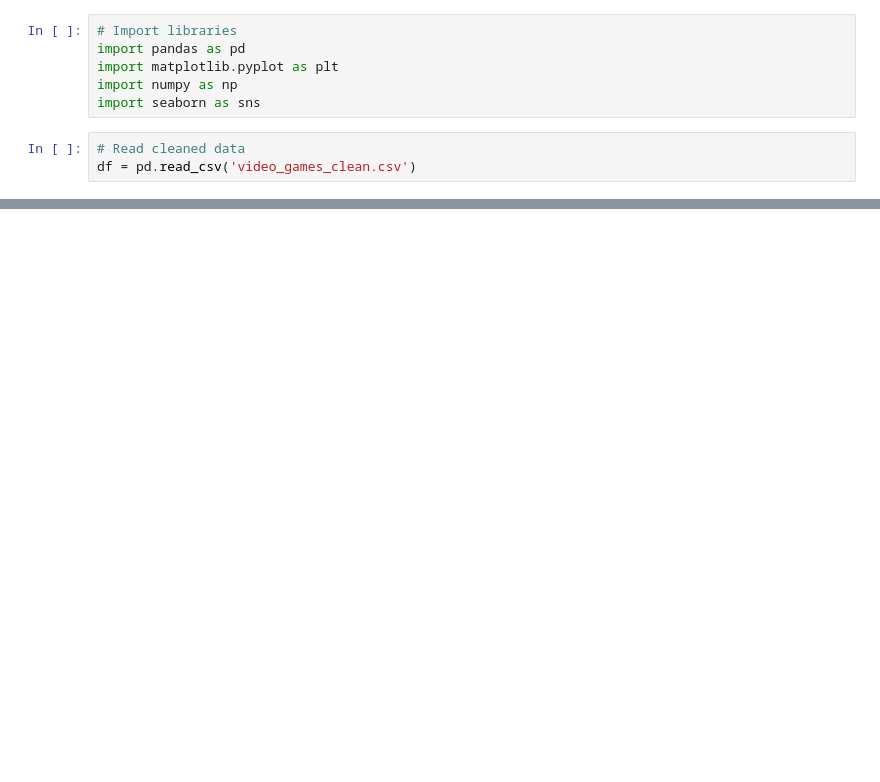
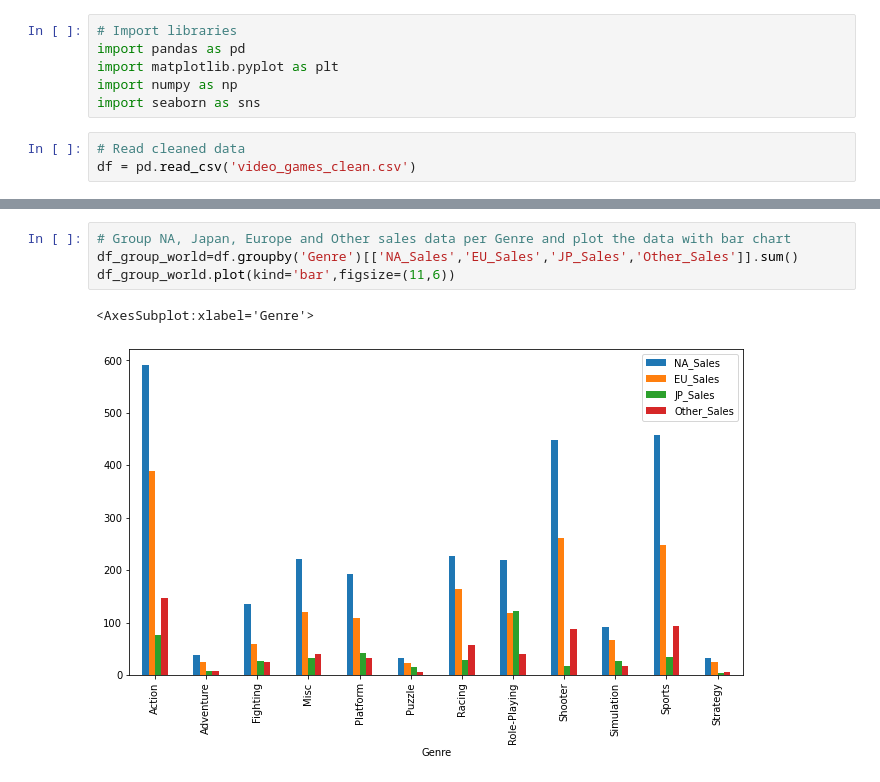
Before and after one commit to mcslender97/project-4-video-games, a Jupyter notebook: project-4_P2.ipynb, the cells around one changed output, grey strips where cells are left out. Cells and saved outputs as stored; diff of their text form; blank space fills up the shorter version.

```diff
--- a/project-4_P2.ipynb
+++ b/project-4_P2.ipynb
@@ -100,0 +87,7 @@ ValueError: Could not interpret input 'Year_of_Release'
+# %%
+# Group NA, Japan, Europe and Other sales data per Genre and plot the data with bar chart
+df_group_world=df.groupby('Genre')[['NA_Sales','EU_Sales','JP_Sales','Other_Sales']].sum()
+df_group_world.plot(kind='bar',figsize=(11,6))
+# %% [output]
+<AxesSubplot:xlabel='Genre'>
+[figure, added]
```
Also changed, not shown: parts of 9 cells of this notebook.
